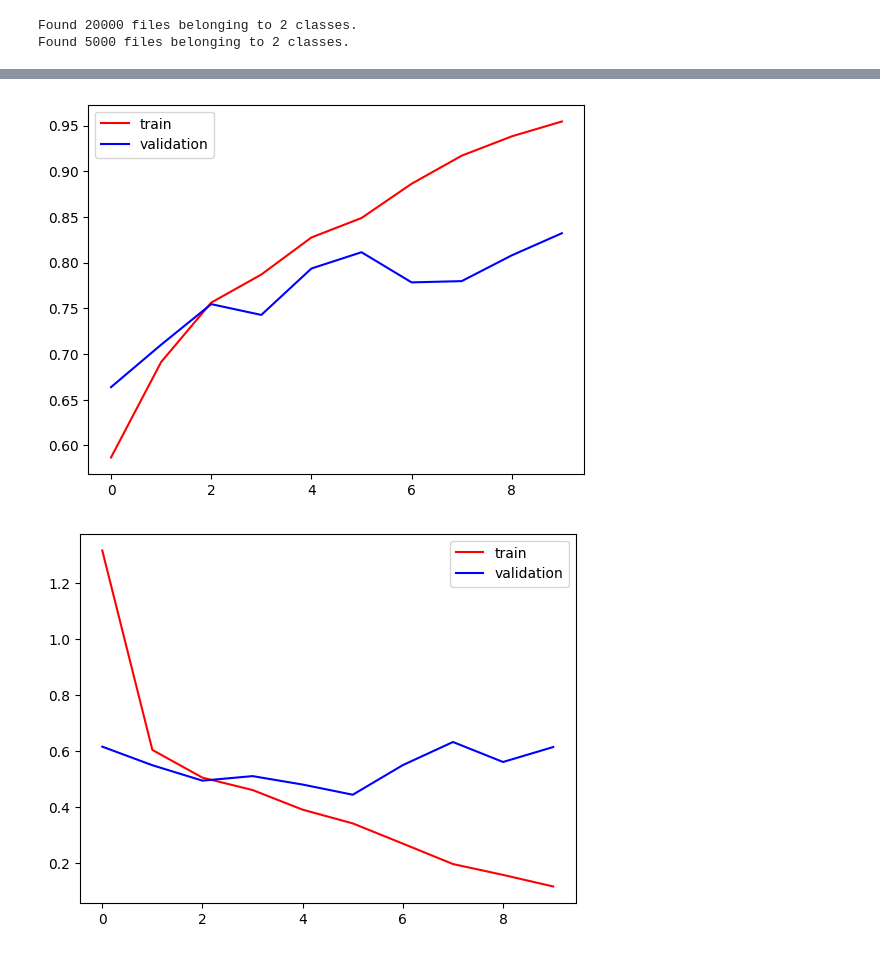
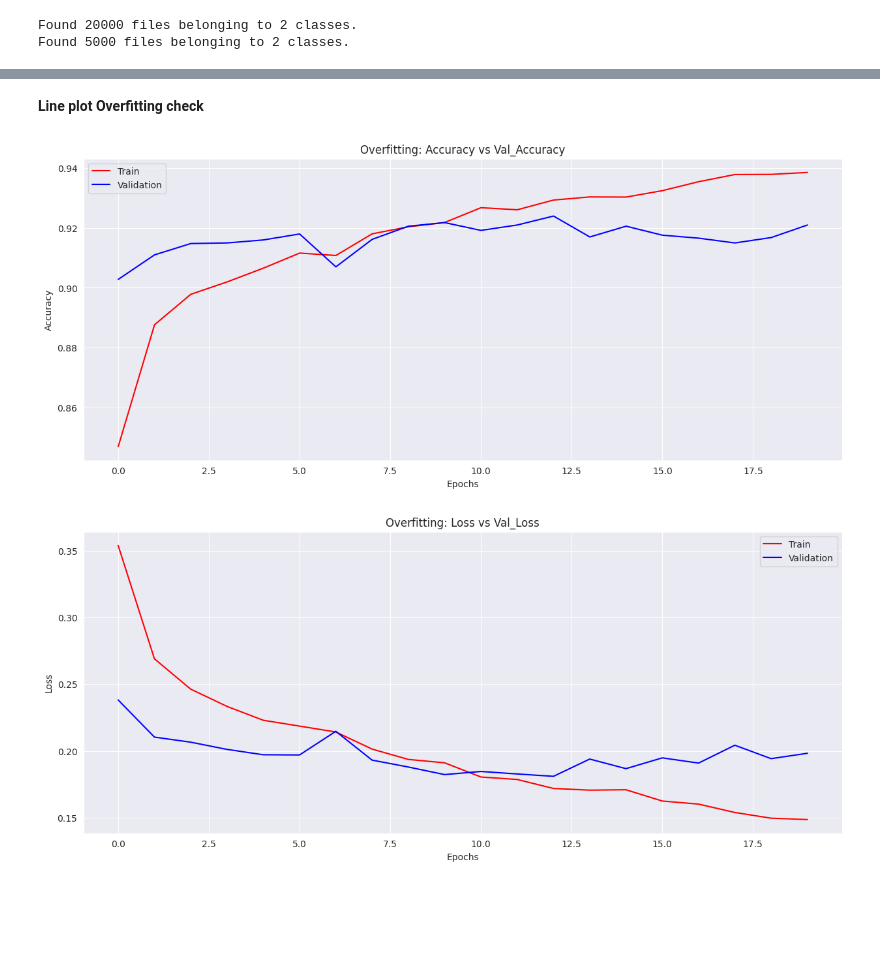
Before and after one commit to pxxthik/Cat-vs-Dog-image-classification, a Jupyter notebook: Cat_vs_Dog_Image_Classification.ipynb, the cells around one changed output, grey strips where cells are left out. Cells and saved outputs as stored; diff of their text form; code cells hidden in the pictures; blank space fills up the shorter version.

Commit message:
model training

```diff
--- a/Cat_vs_Dog_Image_Classification.ipynb
+++ b/Cat_vs_Dog_Image_Classification.ipynb
@@ -89,0 +244,5 @@ _________________________________________________________________
+# %%
+conv_base = VGG16(weights = "imagenet",
+                 include_top = False,     # removing FC Layers
+                 input_shape = (150,150,3)
+                 )
@@ -89,0 +293,18 @@ _________________________________________________________________
+# %%
+batch_size = 32
+
+train_dg = ImageDataGenerator(rescale = 1./255,
+                             shear_range = 0.2,
+                             zoom_range = 0.2,
+                             horizontal_flip = True)
+test_dg = ImageDataGenerator(rescale = 1./255)
+
+train_gen = train_dg.flow_from_directory('/content/train',
+                                        target_size = (150,150),
+                                        batch_size = batch_size,
+                                        class_mode = "binary")
+
+test_gen = test_dg.flow_from_directory('/content/test',
+                                        target_size = (150,150),
+                                        batch_size = batch_size,
+                                        class_mode = "binary")
@@ -90,2 +314,2 @@ _________________________________________________________________
 # %%
-model.compile(optimizer='adam',loss='binary_crossentropy',metrics=['accuracy'])
+vgg.compile(optimizer="adam", loss = "binary_crossentropy", metrics = ["accuracy"])
@@ -114,0 +316,2 @@ Epoch 10/10
+# %%
+history2 = vgg.fit_generator(train_gen, epochs=20, validation_data = test_gen)
@@ -115,16 +336,24 @@ Epoch 10/10
+# %% [markdown]
+**Line plot Overfitting check**
 # %%
-import matplotlib.pyplot as plt
-
-plt.plot(history.history['accuracy'],color='red',label='train')
-plt.plot(history.history['val_accuracy'],color='blue',label='validation')
+plt.figure(figsize=(15,6))
+plt.plot(history2.history['accuracy'], color='red', label='Train')
+plt.plot(history2.history['val_accuracy'], color='blue', label='Validation')
+plt.xlabel("Epochs")
+plt.ylabel("Accuracy")
+plt.title("Overfitting: Accuracy vs Val_Accuracy")
 plt.legend()
 plt.show()
 # %% [output]
-[figure, old version]
+[figure, new version]
 # %%
-plt.plot(history.history['loss'],color='red',label='train')
-plt.plot(history.history['val_loss'],color='blue',label='validation')
+plt.figure(figsize=(15,6))
+plt.plot(history2.history['loss'], color='red', label='Train')
+plt.plot(history2.history['val_loss'], color='blue', label='Validation')
+plt.xlabel("Epochs")
+plt.ylabel("Loss")
+plt.title("Overfitting: Loss vs Val_Loss")
 plt.legend()
 plt.show()
 # %% [output]
-[figure, old version]
+[figure, new version]
```
Also changed, not shown: parts of 39 cells of this notebook, 5 other files.
